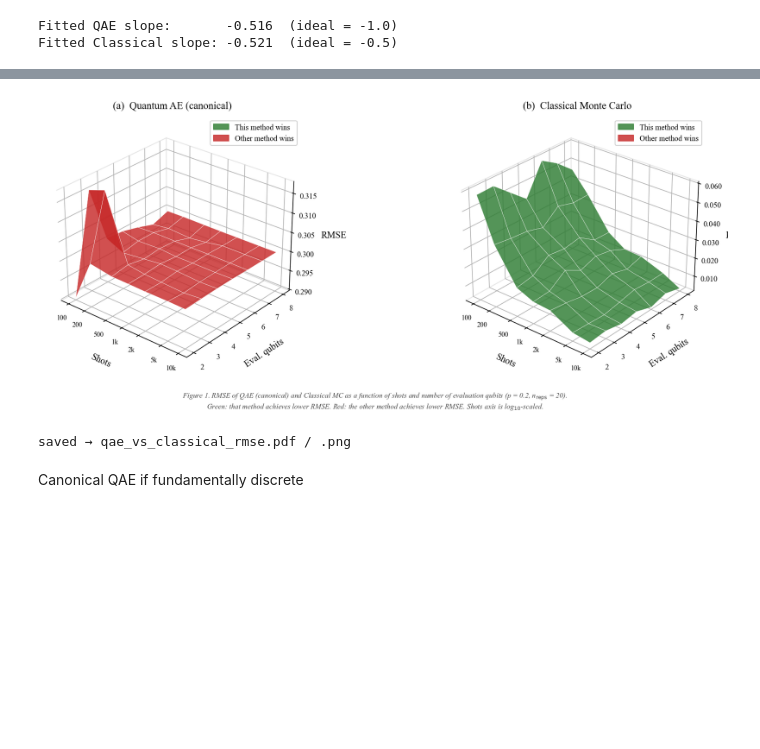
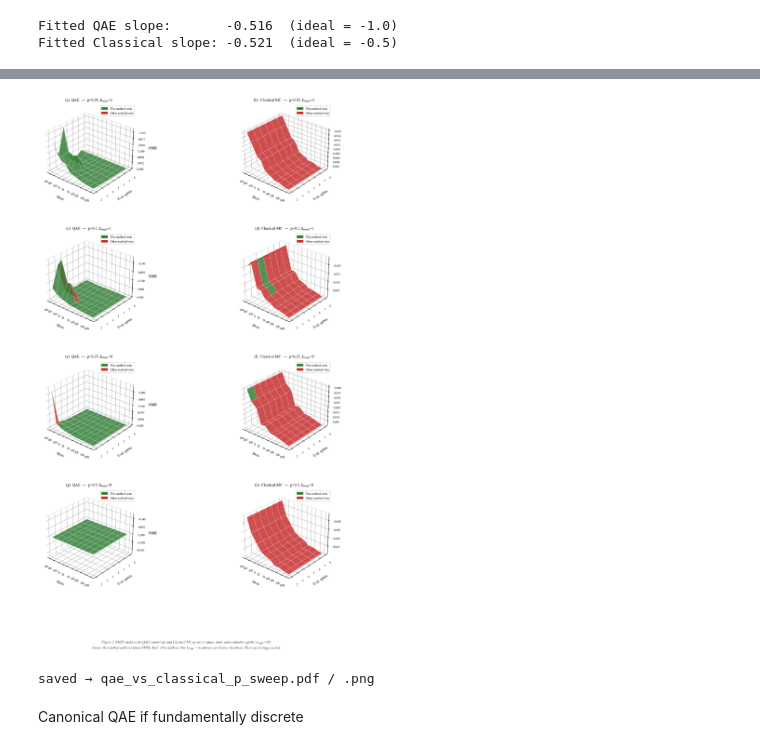
Before and after one commit to percy-cheng-git/Summer-Research-2026, a Jupyter notebook: Canonical QAE.ipynb, the cells around one changed output, grey strips where cells are left out. Saved outputs shown, nothing was run; the diff lists cells and outputs as text; code cells hidden in the pictures; blank space fills up the shorter version.

```diff
--- a/Canonical QAE.ipynb
+++ b/Canonical QAE.ipynb
@@ -311,37 +317,35 @@ for row, p_true in enumerate(p_values):
     style_ax(ax1, f'({"abcdefgh"[row*2]})  QAE  —  p={p_true}, '
                   f'k$_{{max}}$={k_max}')
     ax1.legend(handles=[h_win, h_lose], loc='upper right',
                fontsize=7, framealpha=0.9, edgecolor='#cccccc')
 
     # Classical panel
     ax2 = fig.add_subplot(n_rows, 2, row*2 + 2, projection='3d')
     ax2.plot_surface(logX, Y, cls_grid,
                      facecolors=fc_cls, edgecolor='white',
                      linewidth=0.3, shade=False)
     style_ax(ax2, f'({"abcdefgh"[row*2+1]})  Classical MC  —  p={p_true}, '
                   f'k$_{{max}}$={k_max}')
     ax2.legend(handles=[h_win, h_lose], loc='upper right',
                fontsize=7, framealpha=0.9, edgecolor='#cccccc')
 
 fig.text(
     0.5, 0.005,
     'Figure 2. RMSE surfaces for QAE (canonical) and Classical MC across '
     'p values, shots, and evaluation qubits (n$_{reps}$=20).\n'
     'Green: that method achieves lower RMSE. Red: other method wins. '
     'k$_{max}$ = maximum safe Grover iterations. Shots axis is log$_{10}$-scaled.',
     ha='center', va='bottom', fontsize=8, style='italic', color='#444444'
 )
 
 plt.subplots_adjust(left=0.04, right=0.96, hspace=0.35, wspace=0.1)
 plt.savefig('qae_vs_classical_p_sweep.pdf', dpi=300,
             bbox_inches='tight', facecolor='white')
-plt.savefig('qae_vs_classical_p_sweep.png', dpi=300,
-            bbox_inches='tight', facecolor='white')
 plt.show()
 print("saved → qae_vs_classical_p_sweep.pdf / .png")
 # %% [output]
-[figure, old version]
+[figure, new version]
-saved → qae_vs_classical_rmse.pdf / .png
+saved → qae_vs_classical_p_sweep.pdf / .png
 # %% [markdown]
 Canonical QAE if fundamentally discrete
 # %%
```
Also changed, not shown: parts of 5 cells of this notebook, 1 other file.
